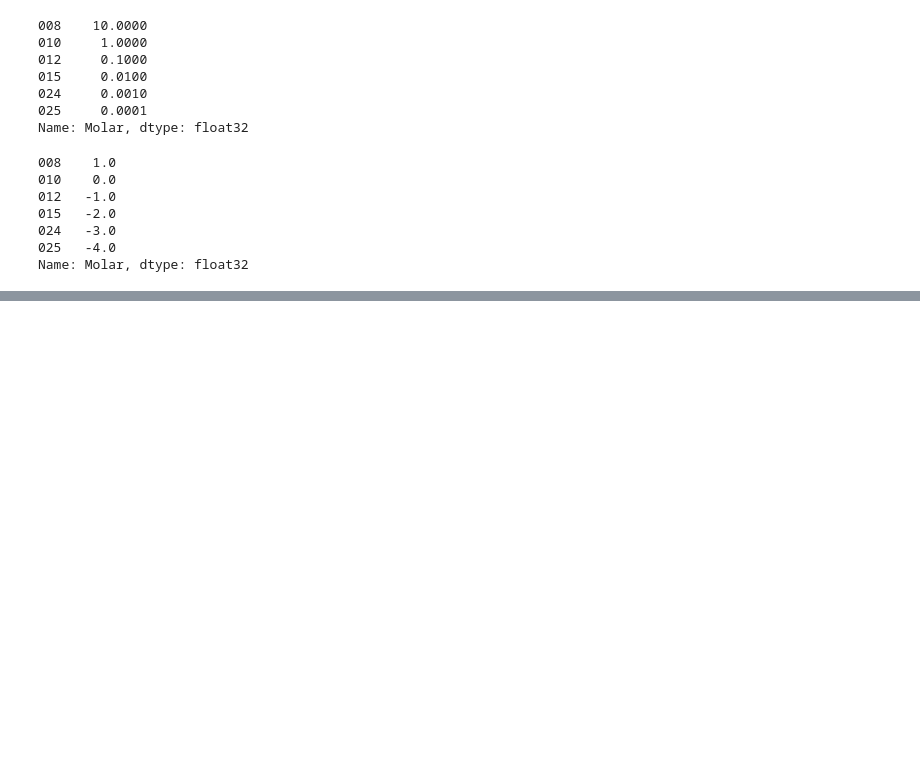
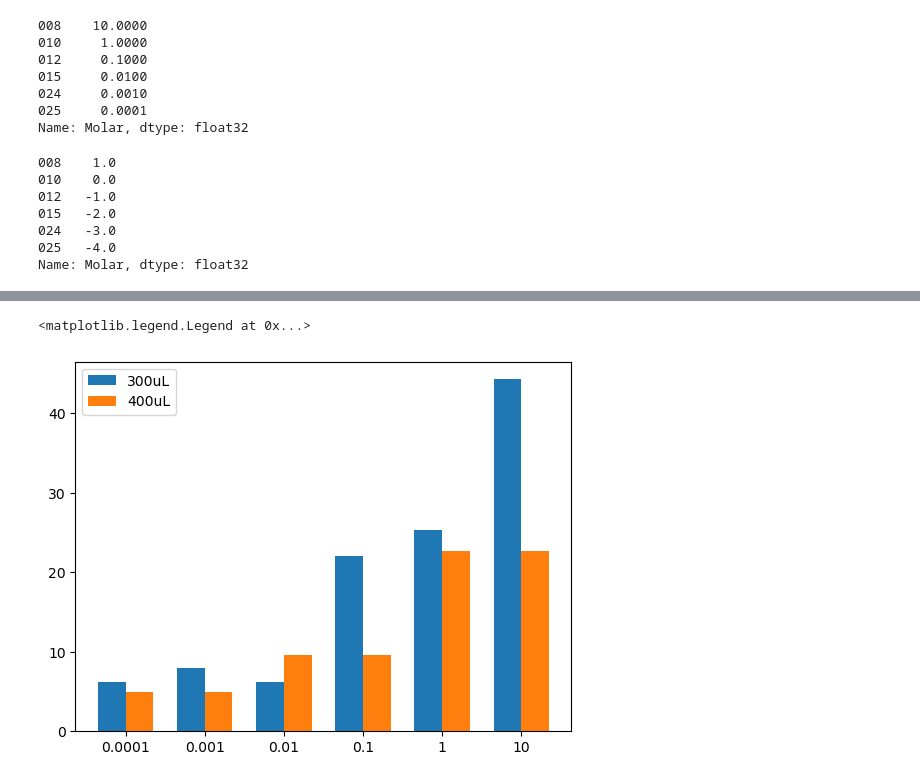
Before and after one commit to muthuganeshece/CVProjects, a Jupyter notebook: Colorimetry/Notebook/09_06_2025_ResultsAnalysis.ipynb, the cells around one changed output, grey strips where cells are left out. Cells and saved outputs as stored; diff of their text form; code cells hidden in the pictures; blank space fills up the shorter version.

```diff
--- a/Colorimetry/Notebook/09_06_2025_ResultsAnalysis.ipynb
+++ b/Colorimetry/Notebook/09_06_2025_ResultsAnalysis.ipynb
@@ -324,0 +444,18 @@ Name: Molar, dtype: float32
+# %%
+labels = df_300.sort_values(by = 'Molar')['Molar']
+values1 = df_300.sort_values(by = 'Molar')['Nearest_Distance']  # e.g., Mean R values
+values2 = df_400.sort_values(by = 'Molar')['Nearest_Distance']  # e.g., Mean G values
+
+x = np.arange(len(labels))  # label locations
+width = 0.35  # width of the bars
+
+# Plotting
+fig, ax = plt.subplots()
+bars1 = ax.bar(x - width/2, values1, width, label='300uL')
+bars2 = ax.bar(x + width/2, values2, width, label='400uL')
+ax.set_xticks(x)
+ax.set_xticklabels(list(labels))
+ax.legend()
+# %% [output]
+<matplotlib.legend.Legend at 0x...>
+[figure, added]
```
Also changed, not shown: parts of 16 cells of this notebook, 1 other file.
